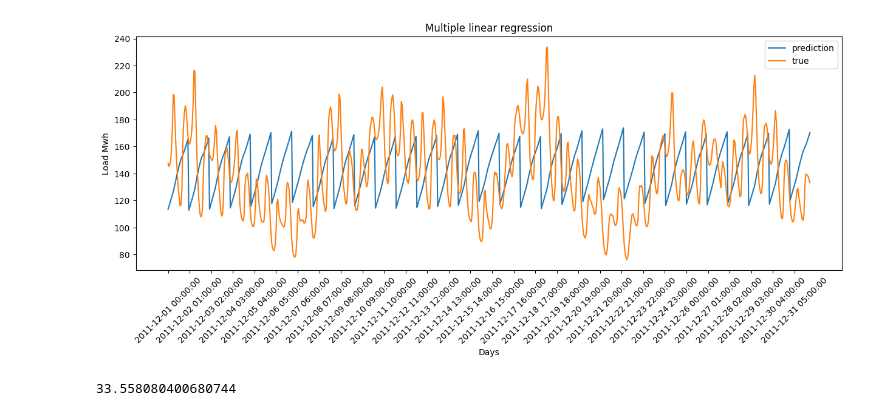
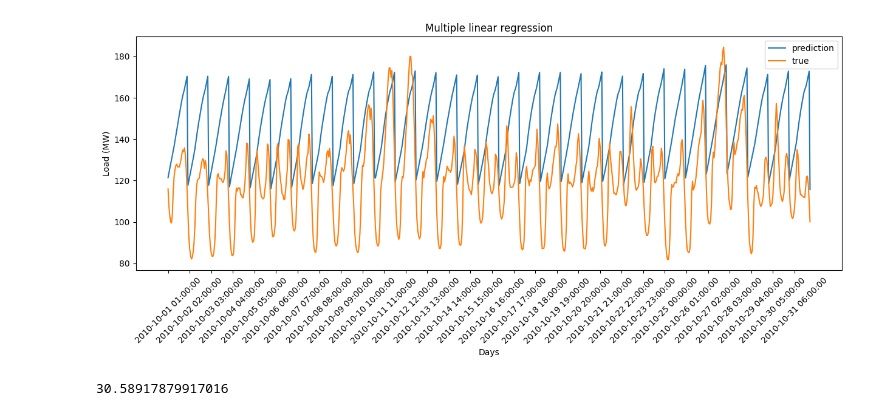
Before and after one commit to luca-pernigo/ThesisKernelMethods, a Jupyter notebook: experiments/point/train/mlr.ipynb, the cells around one changed output. Cells and saved outputs as stored; diff of their text form; code cells hidden in the pictures.

```diff
--- a/experiments/point/train/mlr.ipynb
+++ b/experiments/point/train/mlr.ipynb
@@ -15,7 +15,7 @@ df_train=pd.read_csv("/Users/luca/Desktop/GEFCom2014 Data/Load/L-train.csv")
 y_train=df_train["LOAD"]
 X_train=df_train[["DAY","MONTH","HOUR","DAY_OF_WEEK","IS_HOLIDAY","w_avg"]]
 
-df_test=pd.read_csv(f"/Users/luca/Desktop/GEFCom2014 Data/Load/Task 15/L15-test_clean.csv")
+df_test=pd.read_csv(f"/Users/luca/Desktop/GEFCom2014 Data/Load/Task 1/L1-test_clean.csv")
 
 X_test=df_test[["DAY",  "MONTH",  "HOUR",  "DAY_OF_WEEK",  "IS_HOLIDAY",  "w_avg"]]
 y_test=df_test["LOAD"]
@@ -26,18 +26,19 @@ y_forecasted=reg.predict(X_test)
 # %%
 plt.figure(figsize=(15,5))
 plt.plot(y_forecasted, label="prediction")
 plt.plot(df_test["DS"],y_test, label="true")
 
 plt.xticks(np.arange(0,len(y_test)+1,25), rotation=45)
 
 plt.xlabel("Days")
-plt.ylabel("Load Mwh")
+plt.ylabel("Load (MW)")
 plt.title("Multiple linear regression")
+# plt.savefig("../../../thesis/images/mlr_price.png")
 plt.legend()
 plt.show()
 # %% [output]
-[figure, old version]
+[figure, new version]
 # %%
 np.sqrt(mean_squared_error(y_test, y_forecasted))
 # %% [output]
-33.558080400680744
+30.58917879917016
```
Also changed, not shown: 53 other files.
